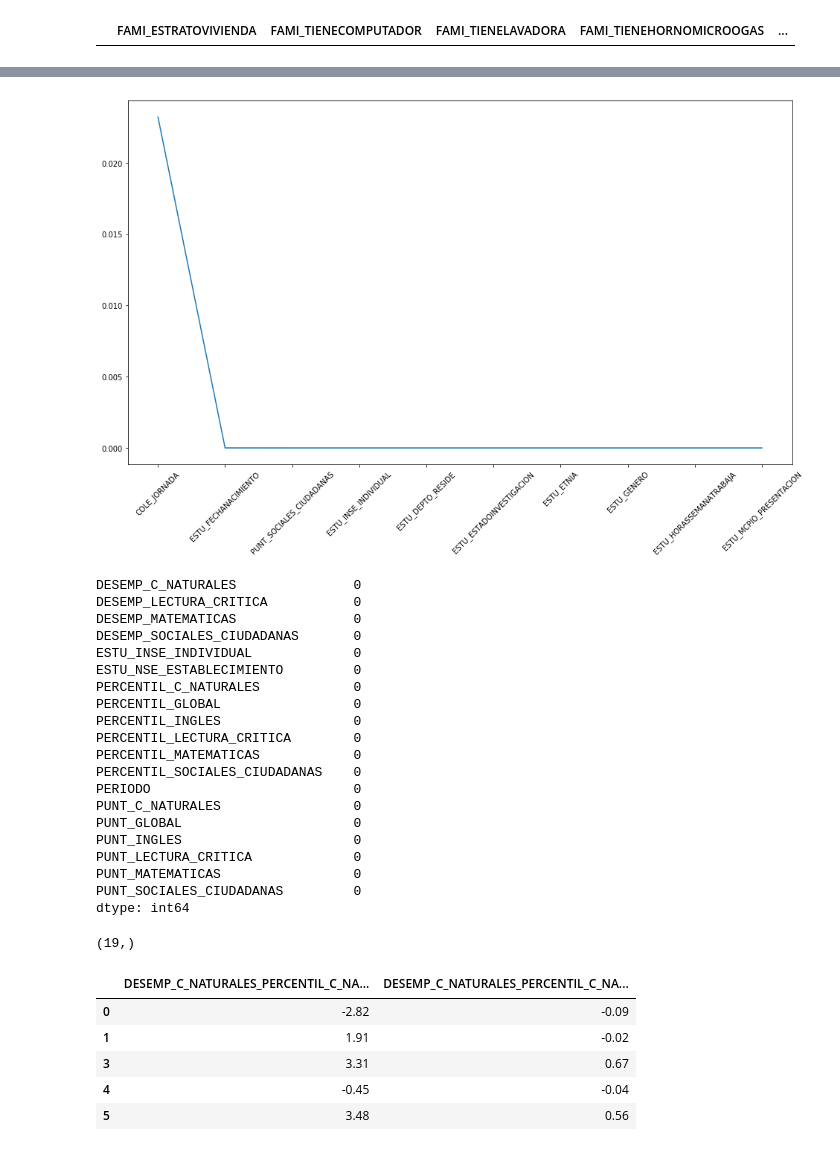
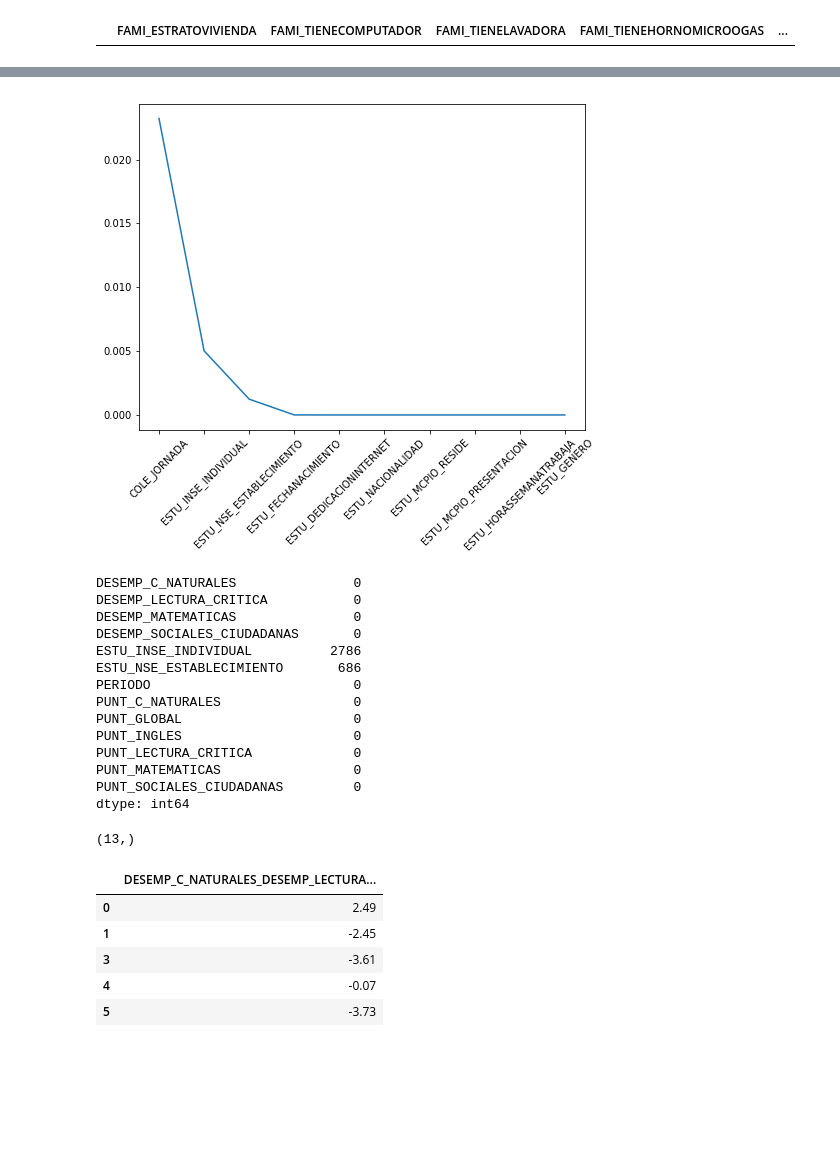
Before and after one commit to ingJSNA/dataMining2018, a Jupyter notebook: ICFES/2 Preprocessing.ipynb, the cells around one changed output, grey strips where cells are left out. Drawn from its saved outputs; the diff is of its cells as text; code cells hidden in the pictures; blank space fills up the shorter version.

```diff
--- a/ICFES/2 Preprocessing.ipynb
+++ b/ICFES/2 Preprocessing.ipynb
@@ -22,12 +20,15 @@ icfes.head()
 | 4 | URBANO | S | B | ACADÉMICO | 16741 | ... |
 5 rows × 81 columns
 # %%
-# Drop ID columns
-icfes = icfes.drop(columns=['ESTU_ESTUDIANTE', 'ESTU_COD_RESIDE_DEPTO', 'ESTU_COD_RESIDE_MCPIO', 'ESTU_CONSECUTIVO',
-                            'COLE_CODIGO_ICFES', 'COLE_NOMBRE_ESTABLECIMIENTO', 'COLE_NOMBRE_SEDE',
-                    'COLE_COD_MCPIO_UBICACION',
-                    'COLE_COD_DEPTO_UBICACION', 'ESTU_COD_MCPIO_PRESENTACION', 'ESTU_COD_DEPTO_PRESENTACION',
-                   'COLE_COD_DANE_ESTABLECIMIENTO', 'COLE_COD_DANE_SEDE'])
+# Drop columns
+columns_to_drop = ['ESTU_COD_RESIDE_DEPTO', 'ESTU_COD_RESIDE_MCPIO', 'ESTU_CONSECUTIVO', 'ESTU_ESTUDIANTE',
+                   'COLE_CODIGO_ICFES', 'COLE_NOMBRE_ESTABLECIMIENTO', 'COLE_NOMBRE_SEDE',
+                   'COLE_COD_MCPIO_UBICACION', 'COLE_COD_DEPTO_UBICACION', 'ESTU_COD_MCPIO_PRESENTACION',
+                   'ESTU_COD_DEPTO_PRESENTACION', 'COLE_COD_DANE_ESTABLECIMIENTO', 'COLE_COD_DANE_SEDE',
+                   'PERCENTIL_C_NATURALES', 'PERCENTIL_GLOBAL', 'PERCENTIL_INGLES',
+                   'PERCENTIL_LECTURA_CRITICA', 'PERCENTIL_MATEMATICAS', 'PERCENTIL_SOCIALES_CIUDADANAS']
+
+icfes = icfes.drop(columns=columns_to_drop)
 # %%
 # Drop records without socioeconomic data
 icfes = icfes.dropna(axis=0, how='all', subset=['FAMI_ESTRATOVIVIENDA','FAMI_TIENECOMPUTADOR',
@@ -120,7 +121,7 @@ columns = ['ESTU_GENERO', 'ESTU_DEPTO_RESIDE', 'ESTU_MCPIO_RESIDE', 'FAMI_PERSON
           'FAMI_TIENECOMPUTADOR', 'FAMI_TIENELAVADORA', 'FAMI_TIENEHORNOMICROOGAS', 'FAMI_TIENEAUTOMOVIL',
            'FAMI_TIENEMOTOCICLETA', 'FAMI_TIENECONSOLAVIDEOJUEGOS', 'FAMI_TRABAJOLABORPADRE',
            'FAMI_TRABAJOLABORMADRE', 'FAMI_SITUACIONECONOMICA', 'ESTU_HORASSEMANATRABAJA', 'ESTU_TIPOREMUNERACION',
-          'ESTU_PRIVADO_LIBERTAD', 'ESTU_NSE_INDIVIDUAL', 'ESTU_INSE_INDIVIDUAL', 'ESTU_NSE_ESTABLECIMIENTO']
+          'ESTU_PRIVADO_LIBERTAD', 'ESTU_NSE_INDIVIDUAL']
 
 for c in columns:
     if icfes[c].isnull().sum() > 0:
@@ -152,21 +227,21 @@ Name: ESTU_NSE_ESTABLECIMIENTO, dtype: int64
 # %%
 col = 'FAMI_TIENEINTERNET'
 
 # icfes[col].describe(include='all')
 
 # icfes[col].value_counts(dropna=False).sort_index()
 
-plt.figure(figsize=(16, 9))
+plt.figure(figsize=(8, 6))
 
 #icfes[col].value_counts(dropna=False).plot.bar()
 
 null = icfes.isnull().sum() /icfes.shape[0]
 null = null.sort_values(ascending=False)
 plt.plot(null.iloc[:10])
 plt.xticks(rotation=45)
 plt.show()
 # %% [output]
-[figure, old version]
+[figure, new version]
 # %%
 import sklearn.decomposition
 from sklearn_pandas import DataFrameMapper
@@ -185,14 +260,8 @@ DESEMP_C_NATURALES               0
 DESEMP_LECTURA_CRITICA           0
 DESEMP_MATEMATICAS               0
 DESEMP_SOCIALES_CIUDADANAS       0
-ESTU_INSE_INDIVIDUAL             0
-ESTU_NSE_ESTABLECIMIENTO         0
-PERCENTIL_C_NATURALES            0
-PERCENTIL_GLOBAL                 0
-PERCENTIL_INGLES                 0
-PERCENTIL_LECTURA_CRITICA        0
-PERCENTIL_MATEMATICAS            0
-PERCENTIL_SOCIALES_CIUDADANAS    0
+ESTU_INSE_INDIVIDUAL          2786
+ESTU_NSE_ESTABLECIMIENTO       686
 PERIODO                          0
 PUNT_C_NATURALES                 0
 PUNT_GLOBAL                      0
@@ -203,23 +272,22 @@ PUNT_SOCIALES_CIUDADANAS         0
 dtype: int64
 # %%
 # PCA
-
 print(numeric_icfes.columns.shape)
 
 pca_mapper = DataFrameMapper([
-    (['DESEMP_C_NATURALES', 'PERCENTIL_C_NATURALES', 'PUNT_C_NATURALES'],
+    (['DESEMP_C_NATURALES', 'DESEMP_LECTURA_CRITICA', 'PUNT_C_NATURALES'],
      [sklearn.preprocessing.StandardScaler(),
-      sklearn.decomposition.PCA(n_components=2)])
+      sklearn.decomposition.PCA(n_components=1)])
     ], df_out=True)
 
 np.round(pca_mapper.fit_transform(numeric_icfes.copy()), 2).head()
 # %% [output]
-(19,)
+(13,)
-|  | DESEMP_C_NATURALES_PERCENTIL_C_NA... | DESEMP_C_NATURALES_PERCENTIL_C_NA... |
-| 0 | -2.82 | -0.09 |
-| 1 | 1.91 | -0.02 |
-| 3 | 3.31 | 0.67 |
-| 4 | -0.45 | -0.04 |
-| 5 | 3.48 | 0.56 |
+|  | DESEMP_C_NATURALES_DESEMP_LECTURA... |
+| 0 | 2.49 |
+| 1 | -2.45 |
+| 3 | -3.61 |
+| 4 | -0.07 |
+| 5 | -3.73 |
 # %%
 icfes.to_csv("./data/icfes_preprocessing.csv", index=False, encoding="utf-8")
```
Also changed, not shown: parts of 2 cells of this notebook.
